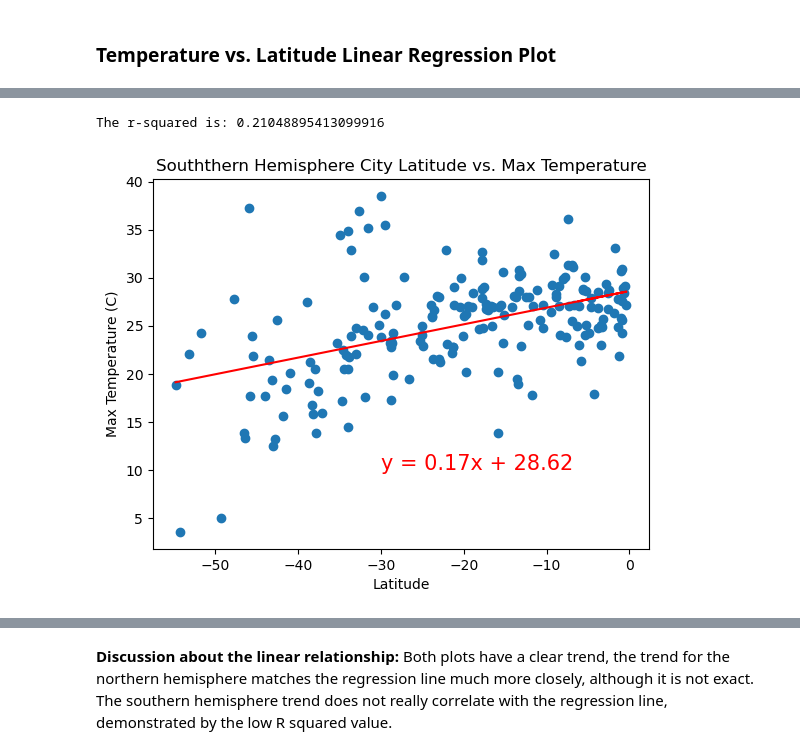
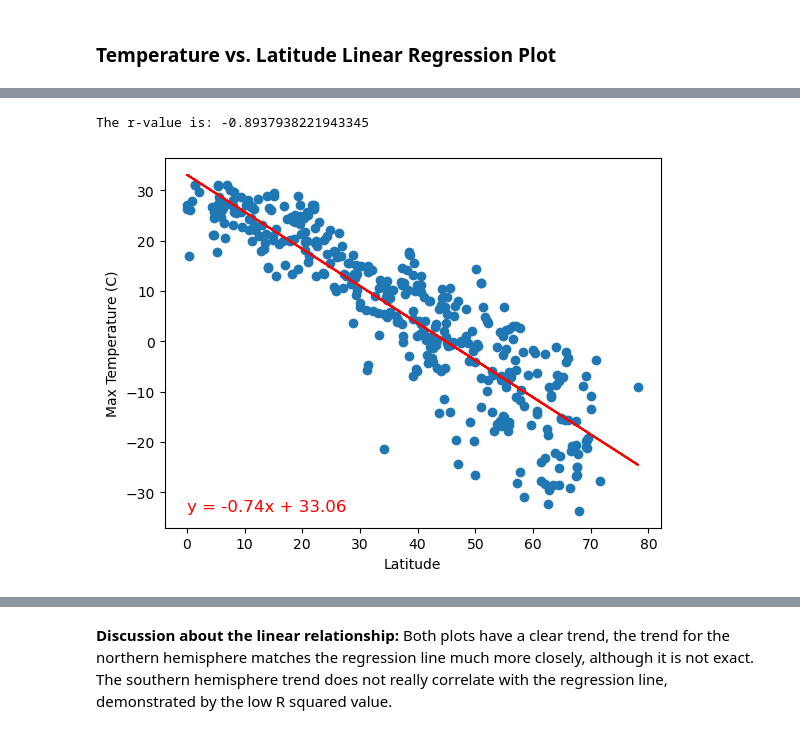
Before and after one commit to mdahl6/python-api-challenge, a Jupyter notebook: WeatherPy.ipynb, the cells around one changed output, grey strips where cells are left out. Drawn from its saved outputs; the diff is of its cells as text; code cells hidden in the pictures.

```diff
--- a/WeatherPy.ipynb
+++ b/WeatherPy.ipynb
@@ -283,3 +266,25 @@ Wind_regress=x_Lat*W_slope+W_intercept
+# %%
+# Define a function to create Linear Regression plots
+# function written with help from David Czoper
+def linear_regression(x_values,y_values,xlabel,ylabel):
+    (slope,intercept,rvalue,pvalue,stderr)=linregress(x_values,y_values)
+
+    regress_line=x_values*slope+intercept
+
+    plt.scatter(x_values,y_values)
+
+    plt.plot(x_values,regress_line, "r-")
+
+    line_eq = f"y = {round(slope, 2)}x + {round(intercept, 2)}"
+
+    plt.annotate(line_eq, (min(x_values), min(y_values)), fontsize=12, color="red")
+
+    plt.xlabel(xlabel)
+    plt.ylabel(ylabel)
+
+    print(f"The r-value is: {rvalue}")
+
+    plt.show()
 # %%
 # Create a DataFrame with the Northern Hemisphere data (Latitude >= 0)
 northern_hemi_df=city_data_df[(city_data_df['Lat'] >= 0)]
@@ -351,38 +318,7 @@ The r-squared is: 0.7462108403756217
-# %%
-# Linear regression on Southern Hemisphere
-#copied from regression above with source data and names changed
-Sx_Lat=southern_hemi_df['Lat']
-Sy_Temp=southern_hemi_df['Max Temp']
-Sy_Hum=southern_hemi_df['Humidity']
-Sy_Cloud=southern_hemi_df['Cloudiness']
-Sy_Wind=southern_hemi_df['Wind Speed']
-
-(ST_slope,ST_intercept,ST_rvalue,ST_pvalue,NT_stderr)=linregress(Sx_Lat,Sy_Temp)
-(SH_slope,SH_intercept,SH_rvalue,SH_pvalue,SH_stderr)=linregress(Sx_Lat,Sy_Hum)
-(SC_slope,SC_intercept,SC_rvalue,SC_pvalue,SC_stderr)=linregress(Sx_Lat,Sy_Cloud)
-(SW_slope,SW_intercept,SW_rvalue,SW_pvalue,SW_stderr)=linregress(Sx_Lat,Sy_Wind)
-
-STemp_regress=Sx_Lat*ST_slope+ST_intercept
-SHum_regress=Sx_Lat*SH_slope+SH_intercept
-SCloud_regress=Sx_Lat*SC_slope+SC_intercept
-SWind_regress=Sx_Lat*SW_slope+SW_intercept
-
-#plot latitude vs. max temp for southern hemisphere with regression line and equation
-plt.scatter(Sx_Lat,Sy_Temp)
-plt.xlabel('Latitude')
-plt.ylabel('Max Temperature (C)')
-plt.title('Souththern Hemisphere City Latitude vs. Max Temperature')
-
-#regression line plot
-plt.plot(Sx_Lat,STemp_regress,"r-")
-
-#add equation
-STemp_line_eq = "y = " + str(round(ST_slope,2)) + "x + " + str(round(ST_intercept,2))
-plt.annotate(STemp_line_eq,(-30,10),fontsize=15,color='red')
-
-print(f"The r-squared is: {ST_rvalue**2}")
-
-plt.show()
-# %% [output]
-The r-squared is: 0.21048895413099916
-[figure, removed]
+# %%
+# Linear regression on Northern Hemisphere
+
+linear_regression(northern_hemi_df['Lat'],northern_hemi_df['Max Temp'],'Latitude','Max Temperature (C)')
+# %% [output]
+The r-value is: -0.8937938221943345
+[figure, added]
```
Also changed, not shown: parts of 26 cells of this notebook, 5 other files.
